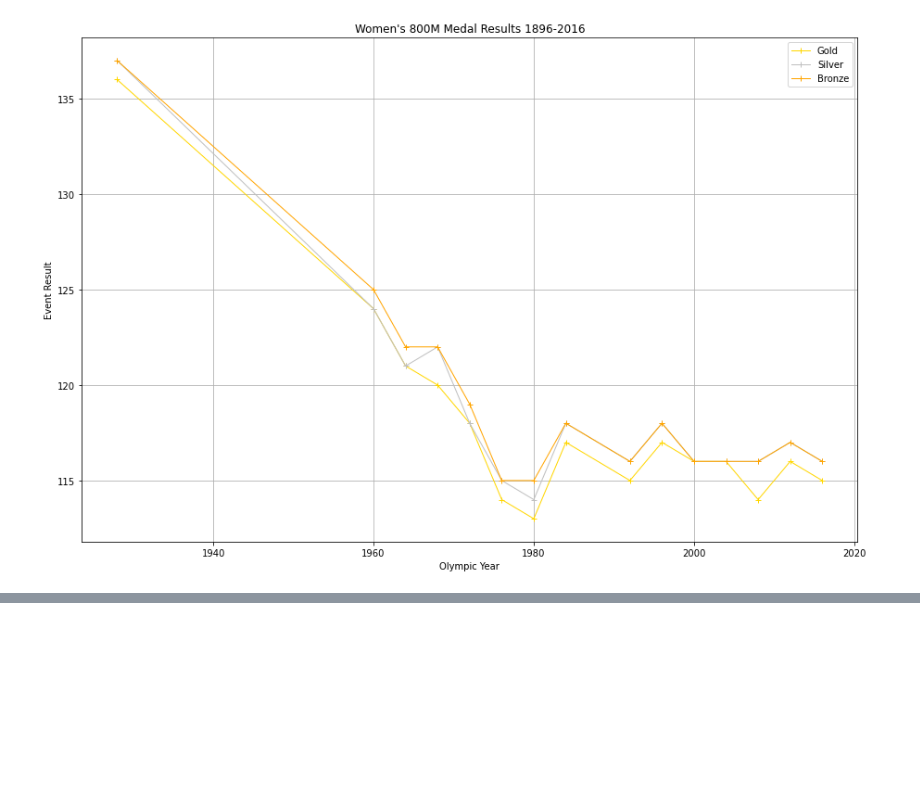
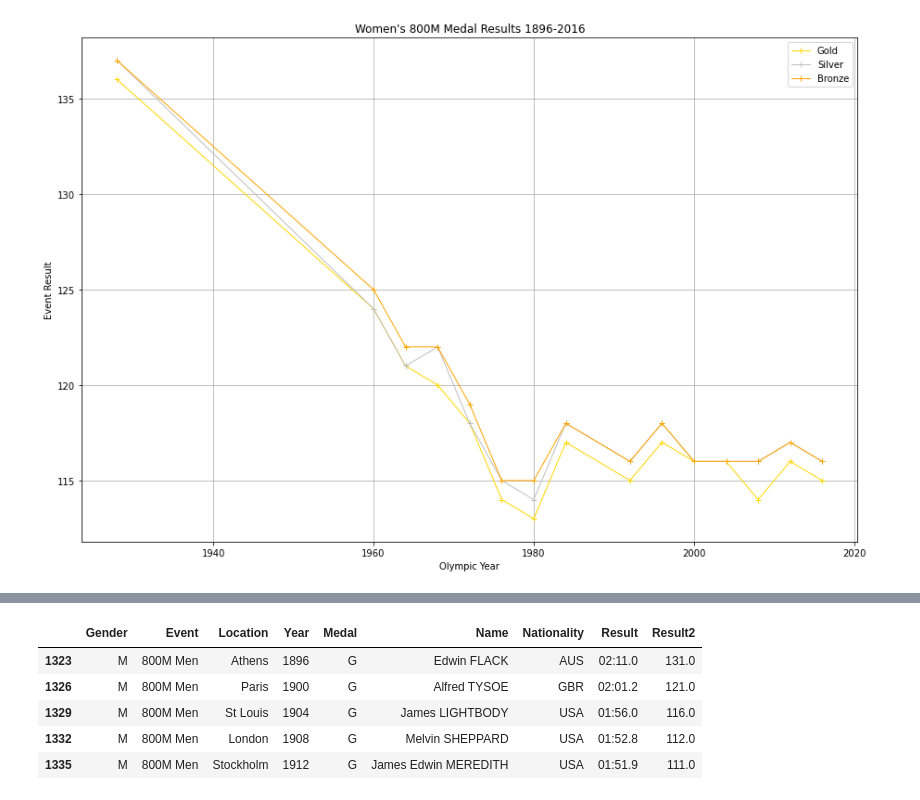
Before and after one commit to dstagner63/Project1, a Jupyter notebook: master_file.ipynb, the cells around one changed output, grey strips where cells are left out. Saved outputs shown, nothing was run; the diff lists cells and outputs as text; code cells hidden in the pictures; blank space fills up the shorter version.

```diff
--- a/master_file.ipynb
+++ b/master_file.ipynb
@@ -401,0 +420,14 @@ gold_discus_df.head()
+# %%
+# Combine male and female results for 800 meter
+combined_800 = [m_800_df, w_800_df]
+combined_800_df = pd.concat(combined_800)
+# Create new dataframe for combined_800_df with only gold medalists.
+gold_800_df = combined_800_df.loc[combined_800_df["Medal"] == "G"]
+gold_800_df.head()
+# %% [output]
+|  | Gender | Event | Location | Year | Medal | Name | Nationality | Result | Result2 |
+| 1323 | M | 800M Men | Athens | 1896 | G | Edwin FLACK | AUS | 02:11.0 | 131.0 |
+| 1326 | M | 800M Men | Paris | 1900 | G | Alfred TYSOE | GBR | 02:01.2 | 121.0 |
+| 1329 | M | 800M Men | St Louis | 1904 | G | James LIGHTBODY | USA | 01:56.0 | 116.0 |
+| 1332 | M | 800M Men | London | 1908 | G | Melvin SHEPPARD | USA | 01:52.8 | 112.0 |
+| 1335 | M | 800M Men | Stockholm | 1912 | G | James Edwin MEREDITH | USA | 01:51.9 | 111.0 |
```
Also changed, not shown: parts of 6 cells of this notebook.
